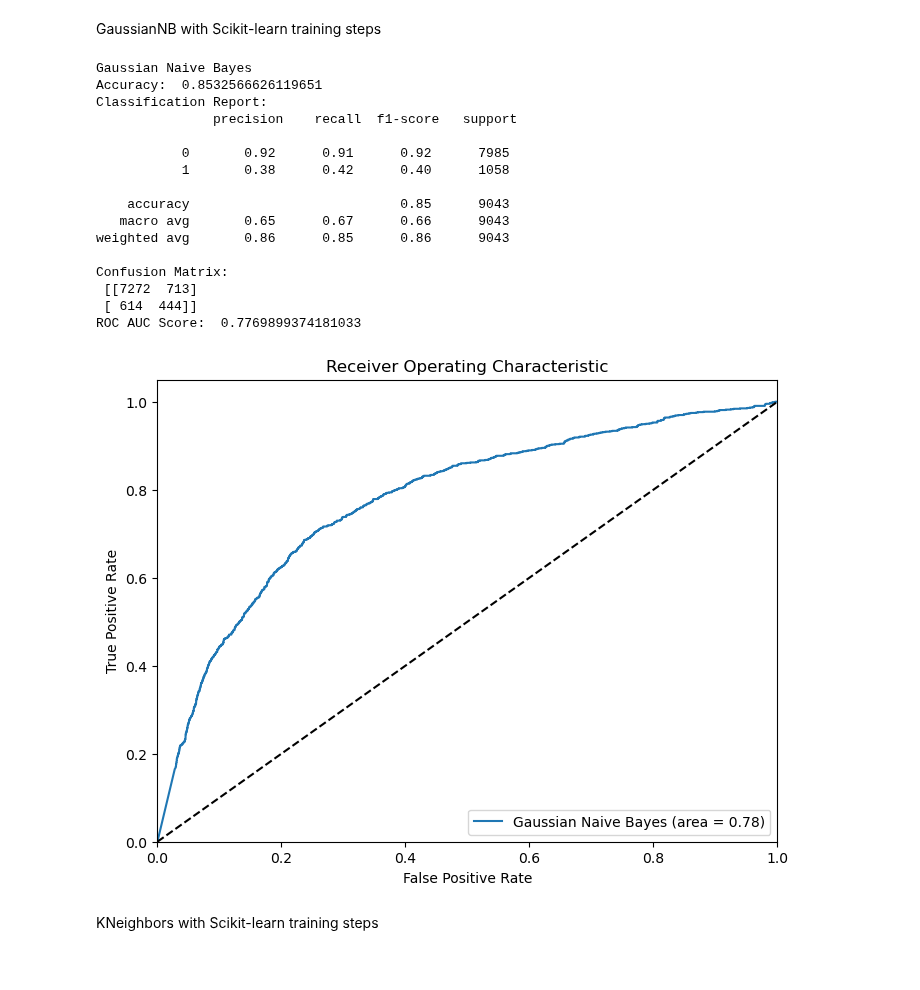
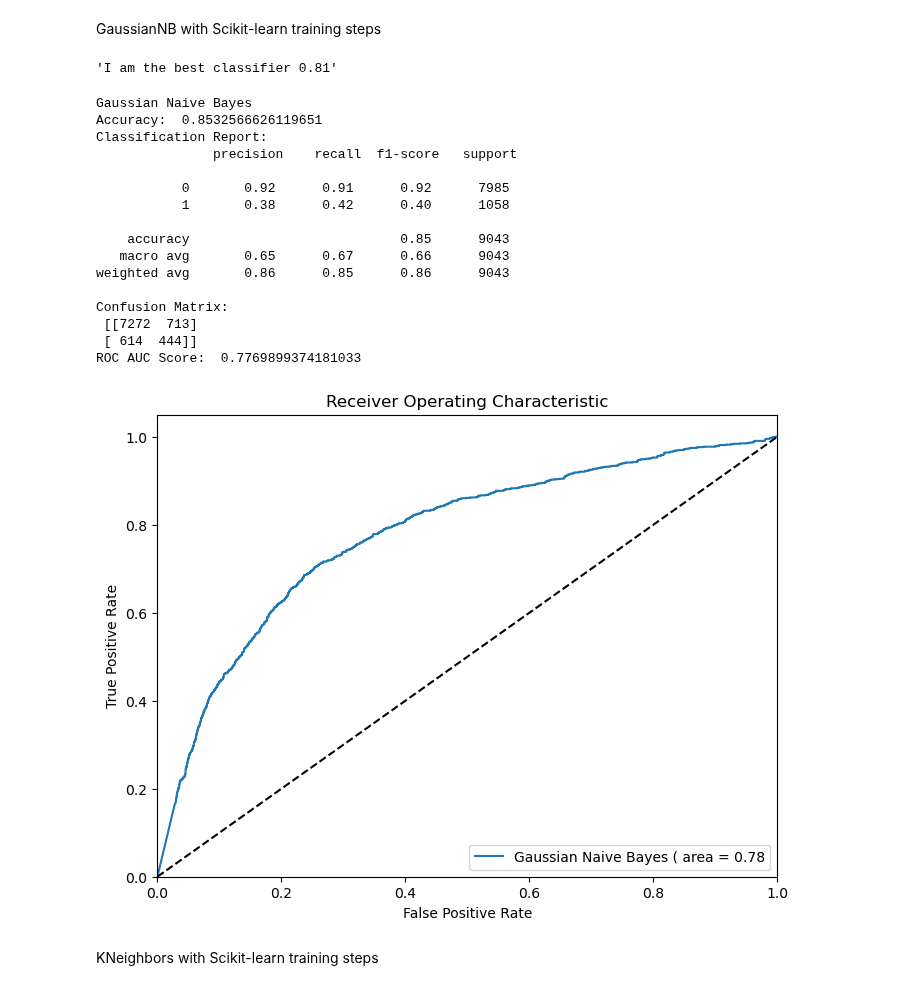
Before and after one commit to gublit/classifier, a Jupyter notebook: notebooks/bank.ipynb, the cells around one changed output. Saved outputs shown, nothing was run; the diff lists cells and outputs as text; code cells hidden in the pictures.

```diff
--- a/notebooks/bank.ipynb
+++ b/notebooks/bank.ipynb
@@ -470,5 +452,9 @@ ROC AUC Score:  0.8827262364570623
 # %% [markdown]
 GaussianNB with Scikit-learn training steps
+# %%
+f'I am the best classifier '
+# %% [output]
+'I am the best classifier 0.81'
 # %%
 #Gaussian Naive Bayes
 gnb=GaussianNB()
@@ -481,35 +467,35 @@ print("Classification Report: \n",classification_report(y_test,y_pred))
 print("Confusion Matrix: \n",confusion_matrix(y_test,y_pred))
 print("ROC AUC Score: ",roc_auc_score(y_test,y_pred_proba))
 fpr, tpr, thresholds = roc_curve(y_test, y_pred_proba)
 roc_auc = auc(fpr, tpr)
 plt.figure(figsize=(8, 6))
-plt.plot(fpr, tpr, label='Gaussian Naive Bayes (area = {:.2f})'.format(roc_auc))
+plt.plot(fpr, tpr, label= f'Gaussian Naive Bayes ( area = {roc_auc:.2f}')
 plt.plot([0, 1], [0, 1], 'k--')
 plt.xlim([0.0, 1.0])
 plt.ylim([0.0, 1.05])
 plt.xlabel('False Positive Rate')
 plt.ylabel('True Positive Rate')
 plt.title('Receiver Operating Characteristic')
 plt.legend(loc='lower right')
 plt.show()
 # %% [output]
 Gaussian Naive Bayes
 Accuracy:  0.8532566626119651
 Classification Report:
                precision    recall  f1-score   support
 
            0       0.92      0.91      0.92      7985
            1       0.38      0.42      0.40      1058
 
     accuracy                           0.85      9043
    macro avg       0.65      0.67      0.66      9043
 weighted avg       0.86      0.85      0.86      9043
 
 Confusion Matrix:
  [[7272  713]
  [ 614  444]]
 ROC AUC Score:  0.7769899374181033
-[figure, old version]
+[figure, new version]
 # %% [markdown]
 KNeighbors with Scikit-learn training steps
 # %%
```
Also changed, not shown: parts of 7 cells of this notebook, 4 other files.
